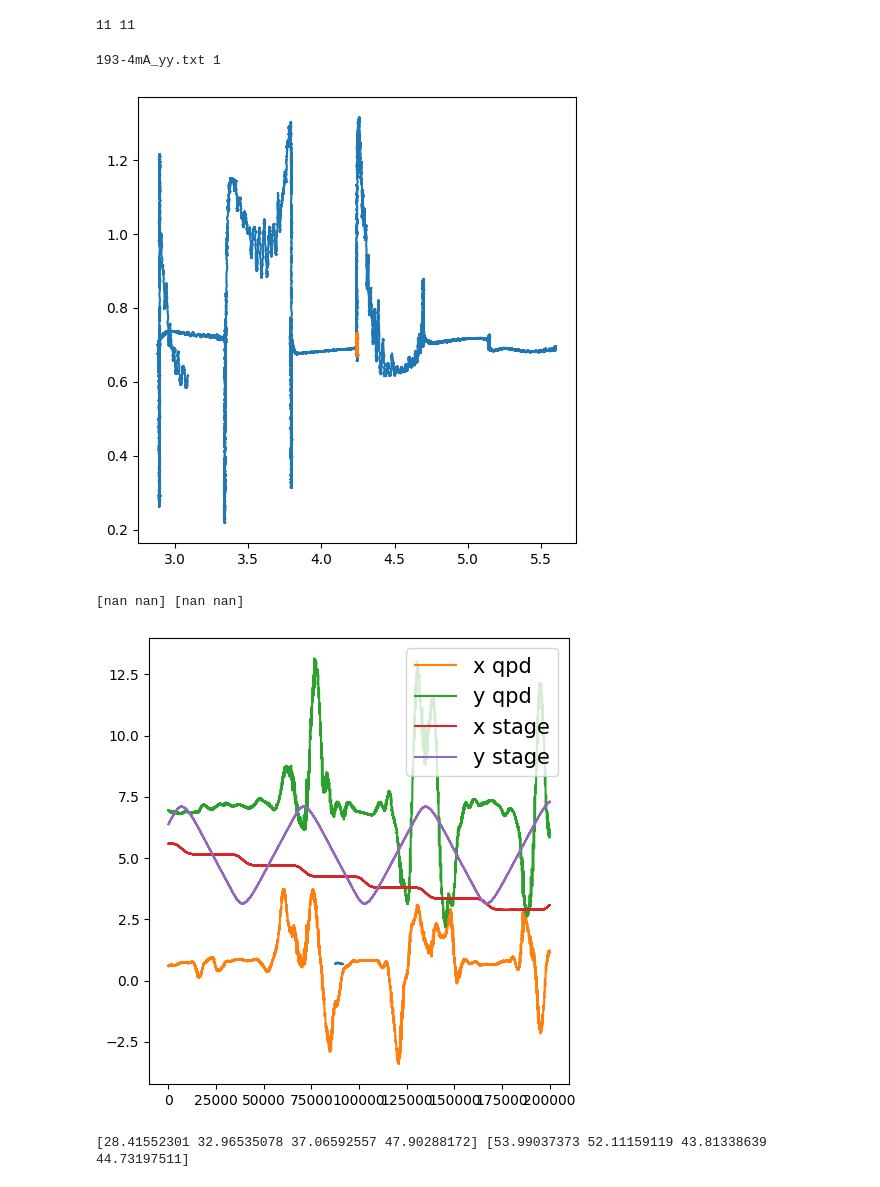
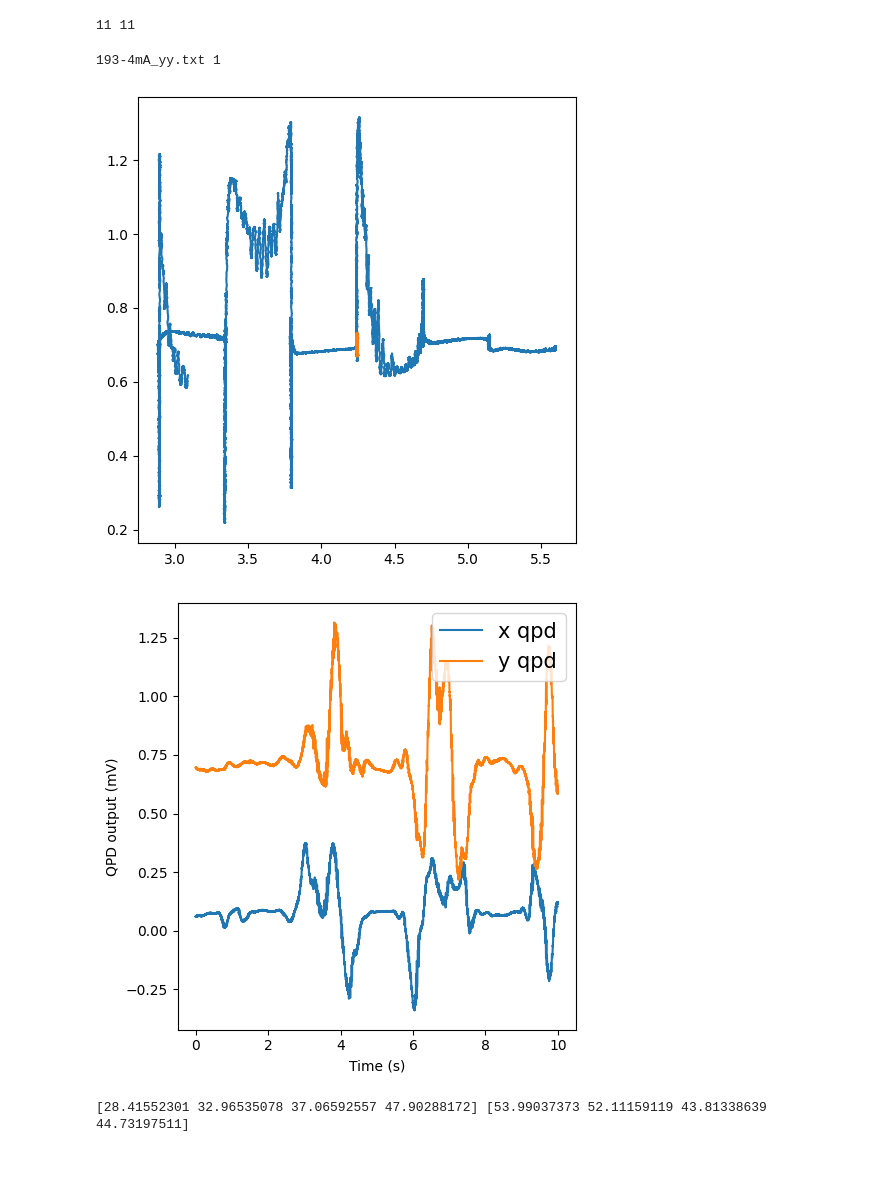
Before and after one commit to Snowton/jlab, a Jupyter notebook: Optical-Trap-master/analysis_copy.ipynb, the cells around one changed output. Drawn from its saved outputs; the diff is of its cells as text; code cells hidden in the pictures.

```diff
--- a/Optical-Trap-master/analysis_copy.ipynb
+++ b/Optical-Trap-master/analysis_copy.ipynb
@@ -159,26 +159,27 @@ xyscan_files = [f.split("/")[-1] for f in xyscan_files]
 # %%
 ind = 5
 print(xyscan_files[ind], 1 if 'y' in xyscan_files[ind] or 'Y' in xyscan_files[ind] else 0)
 specific = all_data[ind][1]
 # plt.plot(range(len(specific)), specific)
 plt.plot(all_data[ind][2], specific)
 plt.plot(all_data[ind][2][87500:91500], specific[87500:91500])
 plt.show()
-plt.plot(range(len(specific))[87500:91500], specific[87500:91500])
-popt, perr, chisq, yfit = fitlin(all_data[ind][2][87500:91500], specific[87500:91500], np.array([0]*(91500-87500)))
-print(popt, perr)
-plt.plot(all_data[ind][0] * 10, label='x qpd')
-plt.plot(all_data[ind][1] * 10, label='y qpd')
-plt.plot(all_data[ind][2], label='x stage')
-plt.plot(all_data[ind][3], label='y stage')
+# plt.plot(range(len(specific))[87500:91500], specific[87500:91500])
+# popt, perr, chisq, yfit = fitlin(all_data[ind][2][87500:91500], specific[87500:91500], np.array([0]*(91500-87500)))
+# print(popt, perr)
+plt.plot(np.arange(len(all_data[ind][0])) / 2e4, all_data[ind][0] * 10 / 10, label='x qpd')
+plt.plot(np.arange(len(all_data[ind][0])) / 2e4, all_data[ind][1] * 10 / 10, label='y qpd')
+plt.xlabel('Time (s)')
+plt.ylabel('QPD output (mV)')
+# plt.plot(all_data[ind][2], label='x stage')
+# plt.plot(all_data[ind][3], label='y stage')
 # line_fit_intervals = [[[92000,101500]], [165000,169000], [153500,157500]]
 plt.legend(loc="upper right",fontsize=15,ncol = 1)
 line_fit_intervals = {'0,1'}
 # %% [output]
 193-4mA_yy.txt 1
 [figure]
-[nan nan] [nan nan]
-[figure, old version]
+[figure, new version]
 # %%
 xx = {'100': (-0.00202372,	-0.00246727), '193': (-0.00656128,	-0.01077355), '292': (-0.011165,	-0.02091801), '392': (-0.01130522,	-0.02648227)}
 # xx_series = pd.Series(data=xx)
```
Also changed, not shown: 26 other files.
